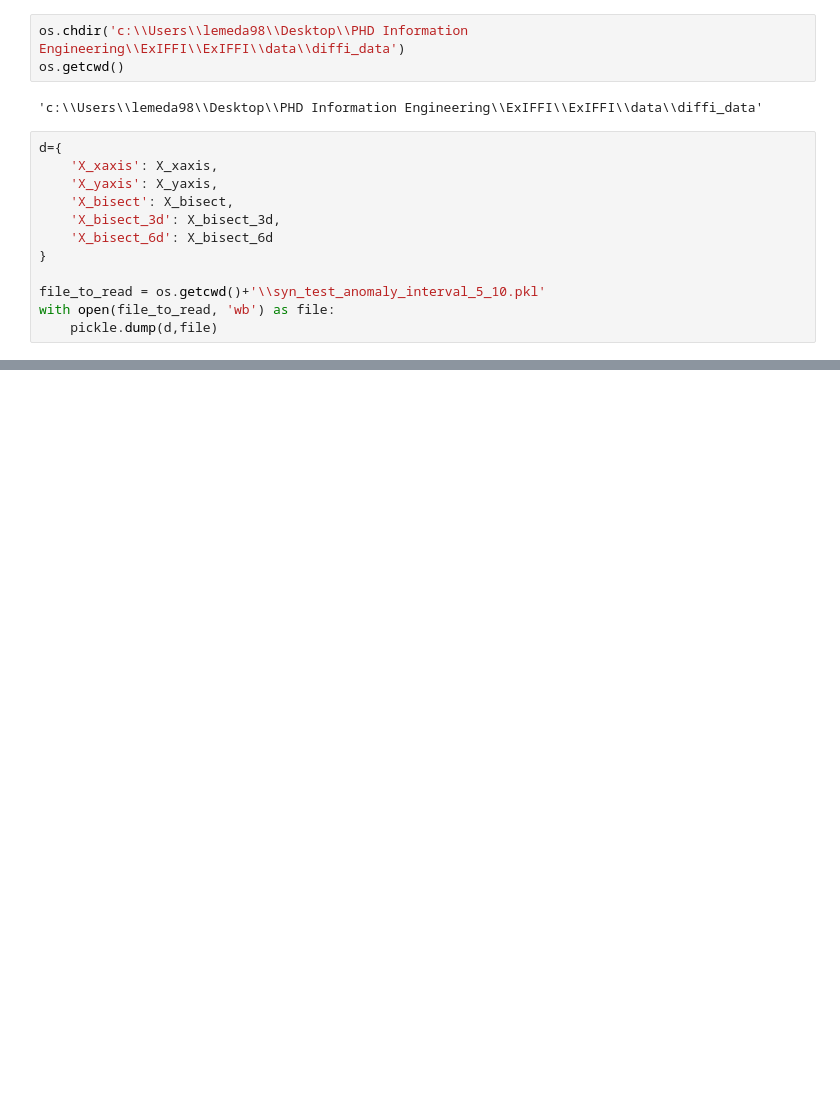
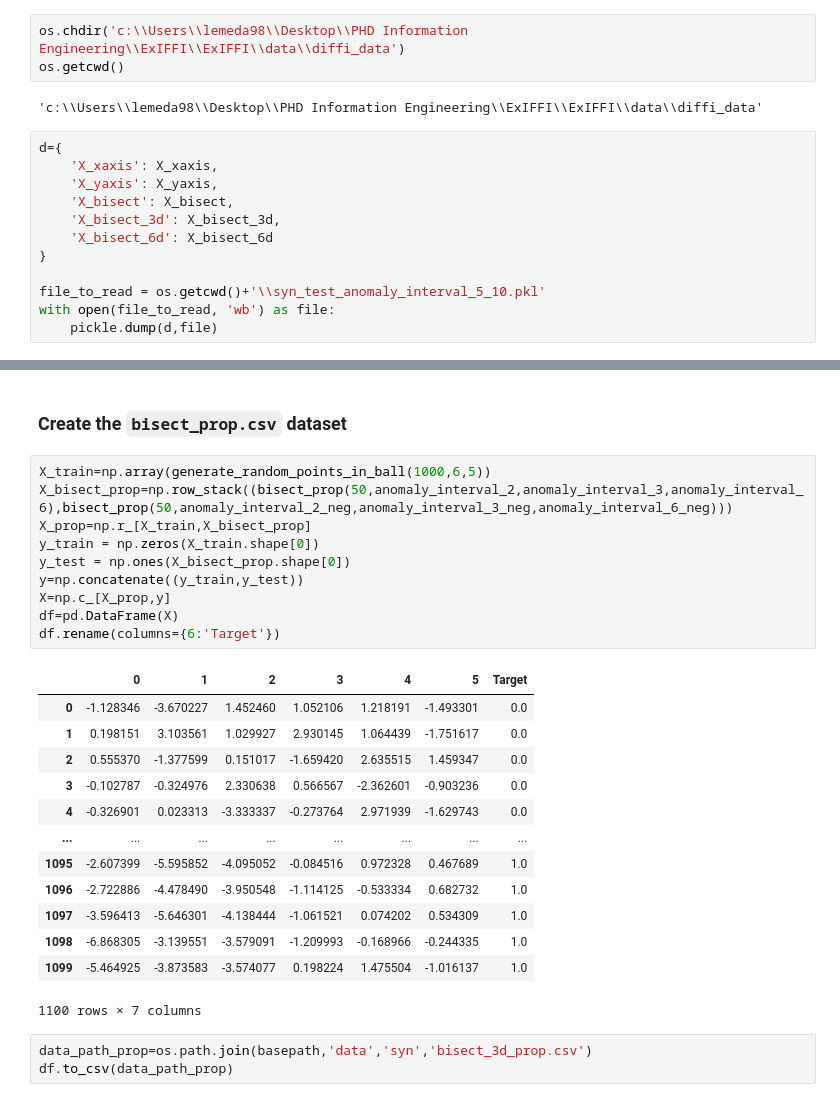
Before and after one commit to alessioarcudi/ExIFFI, a Jupyter notebook: notebooks/synthetic_datasets.ipynb, the cells around one changed output, grey strips where cells are left out. Saved outputs shown, nothing was run; the diff lists cells and outputs as text; blank space fills up the shorter version.

```diff
--- a/notebooks/synthetic_datasets.ipynb
+++ b/notebooks/synthetic_datasets.ipynb
@@ -287,0 +349,29 @@ with open(file_to_read, 'wb') as file:
+# %% [markdown]
+### Create the `bisect_prop.csv` dataset
+# %%
+X_train=np.array(generate_random_points_in_ball(1000,6,5))
+X_bisect_prop=np.row_stack((bisect_prop(50,anomaly_interval_2,anomaly_interval_3,anomaly_interval_6),bisect_prop(50,anomaly_interval_2_neg,anomaly_interval_3_neg,anomaly_interval_6_neg)))
+X_prop=np.r_[X_train,X_bisect_prop]
+y_train = np.zeros(X_train.shape[0])
+y_test = np.ones(X_bisect_prop.shape[0])
+y=np.concatenate((y_train,y_test))
+X=np.c_[X_prop,y]
+df=pd.DataFrame(X)
+df.rename(columns={6:'Target'})
+# %% [output]
+|  | 0 | 1 | 2 | 3 | 4 | 5 | Target |
+| 0 | -1.128346 | -3.670227 | 1.452460 | 1.052106 | 1.218191 | -1.493301 | 0.0 |
+| 1 | 0.198151 | 3.103561 | 1.029927 | 2.930145 | 1.064439 | -1.751617 | 0.0 |
+| 2 | 0.555370 | -1.377599 | 0.151017 | -1.659420 | 2.635515 | 1.459347 | 0.0 |
+| 3 | -0.102787 | -0.324976 | 2.330638 | 0.566567 | -2.362601 | -0.903236 | 0.0 |
+| 4 | -0.326901 | 0.023313 | -3.333337 | -0.273764 | 2.971939 | -1.629743 | 0.0 |
+| ... | ... | ... | ... | ... | ... | ... | ... |
+| 1095 | -2.607399 | -5.595852 | -4.095052 | -0.084516 | 0.972328 | 0.467689 | 1.0 |
+| 1096 | -2.722886 | -4.478490 | -3.950548 | -1.114125 | -0.533334 | 0.682732 | 1.0 |
+| 1097 | -3.596413 | -5.646301 | -4.138444 | -1.061521 | 0.074202 | 0.534309 | 1.0 |
+| 1098 | -6.868305 | -3.139551 | -3.579091 | -1.209993 | -0.168966 | -0.244335 | 1.0 |
+| 1099 | -5.464925 | -3.873583 | -3.574077 | 0.198224 | 1.475504 | -1.016137 | 1.0 |
+1100 rows × 7 columns
+# %%
+data_path_prop=os.path.join(basepath,'data','syn','bisect_3d_prop.csv')
+df.to_csv(data_path_prop)
```
Also changed, not shown: parts of 13 cells of this notebook, 1 other file.
